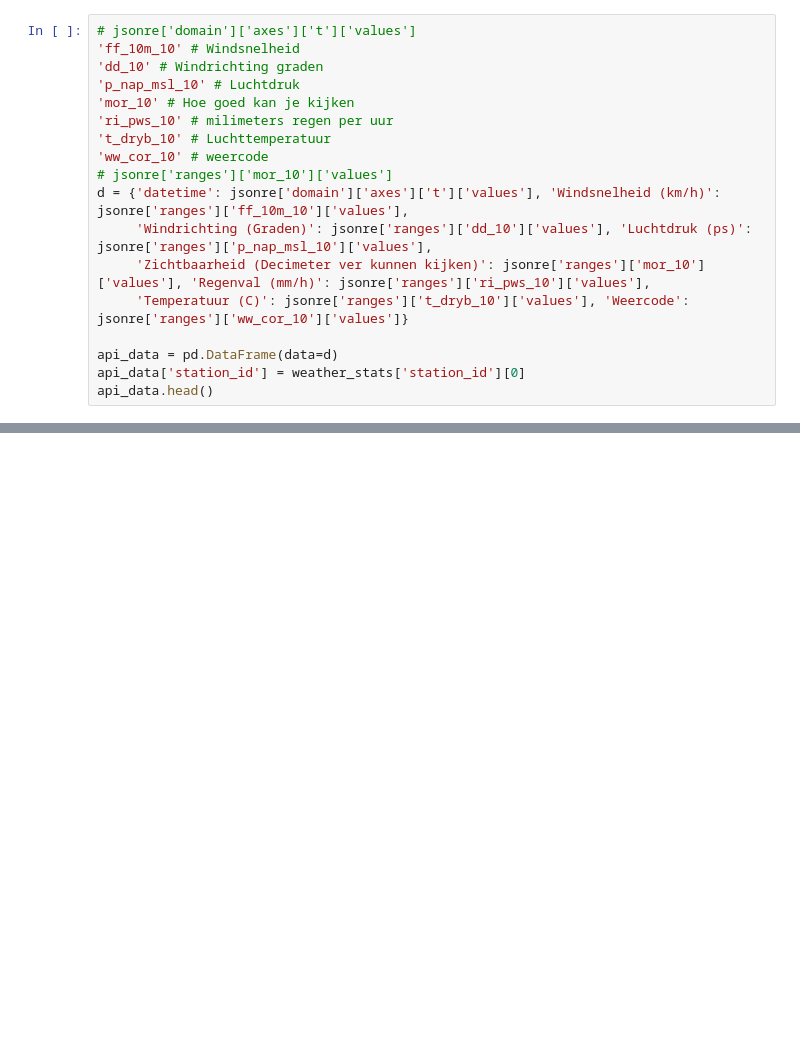
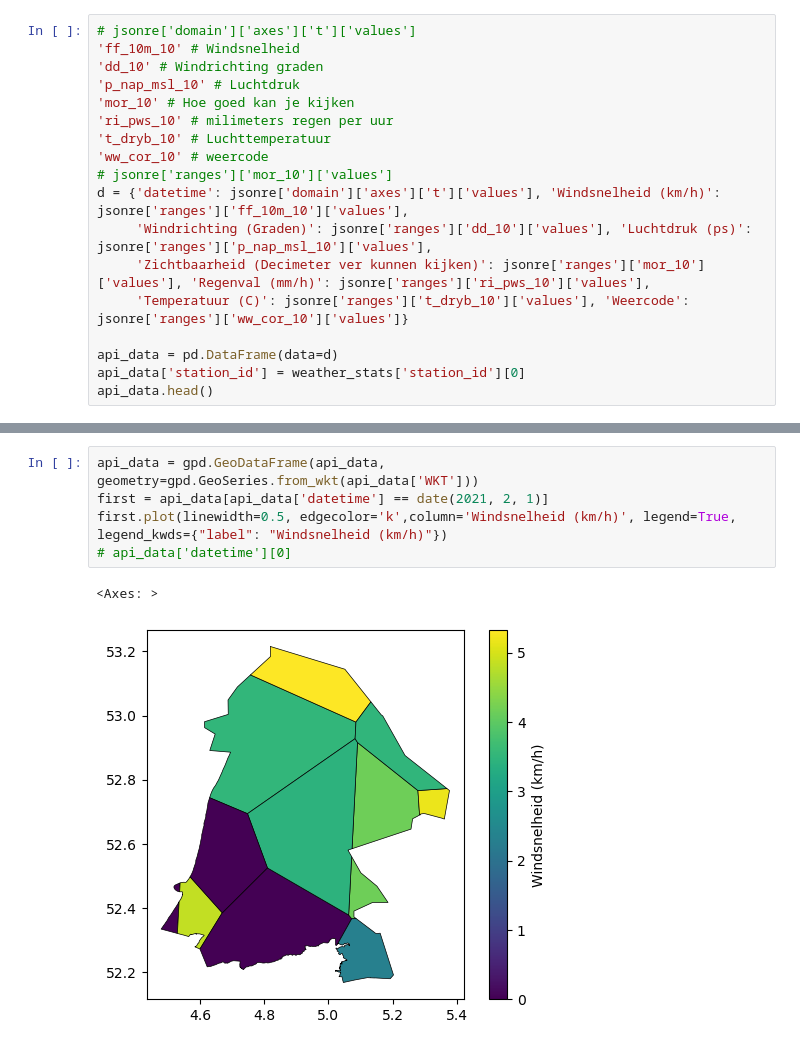
Before and after one commit to tj-072/eindpresentatie_VAv2, a Jupyter notebook: weer.ipynb, the cells around one changed output, grey strips where cells are left out. Saved outputs shown, nothing was run; the diff lists cells and outputs as text; blank space fills up the shorter version.

```diff
--- a/weer.ipynb
+++ b/weer.ipynb
@@ -312,0 +319,8 @@ weather_stats
+# %%
+api_data = gpd.GeoDataFrame(api_data, geometry=gpd.GeoSeries.from_wkt(api_data['WKT']))
+first = api_data[api_data['datetime'] == date(2021, 2, 1)]
+first.plot(linewidth=0.5, edgecolor='k',column='Windsnelheid (km/h)', legend=True, legend_kwds={"label": "Windsnelheid (km/h)"})
+# api_data['datetime'][0]
+# %% [output]
+<Axes: >
+[figure, added]
```
Also changed, not shown: parts of 2 cells of this notebook, 1 other file.
